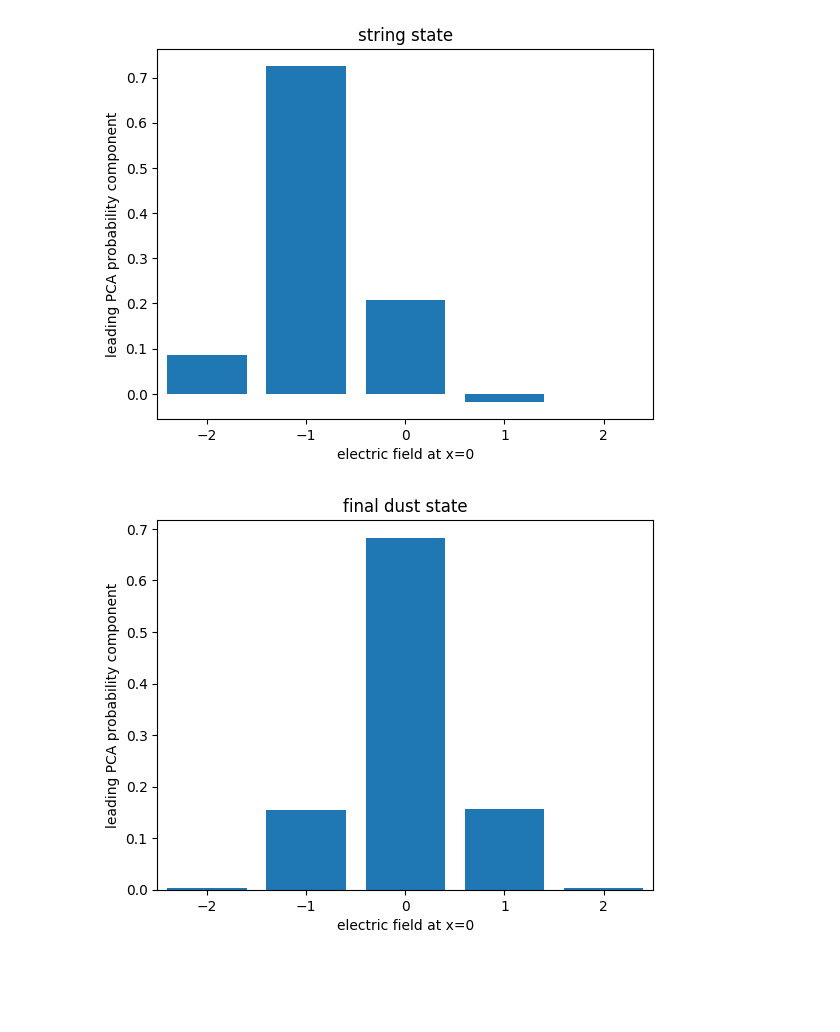
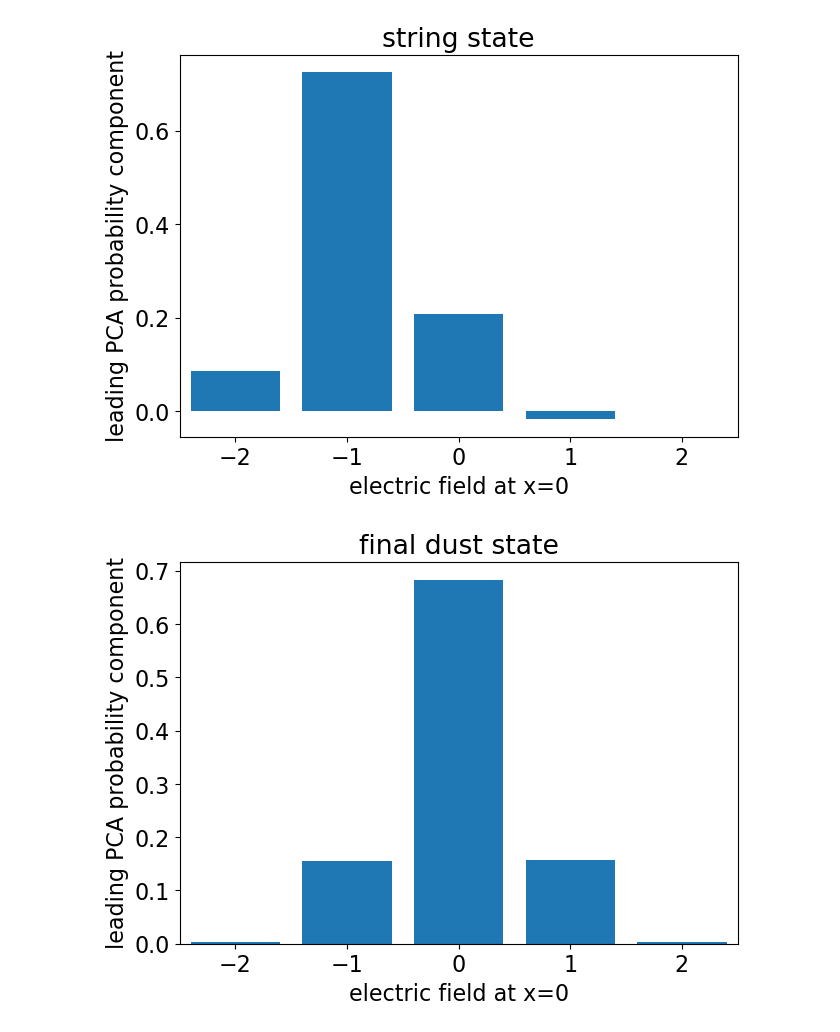
Before and after one commit to marekrams/pdf, a Jupyter notebook: plots_string_fragmentation.ipynb, the cells around one changed output. Cells and saved outputs as stored; diff of their text form; code cells hidden in the pictures; blank space fills up the shorter version.

```diff
--- a/plots_string_fragmentation.ipynb
+++ b/plots_string_fragmentation.ipynb
@@ -62,6 +62,10 @@ pr1b
 pr1c
 pr2
 time
+# %%
+plt.rcParams.update({'font.size':16})
+plt.rcParams.update({'legend.fontsize':12})
+plt.rcParams['figure.constrained_layout.use'] = True
 # %%
 # Fig 2a
 
@@ -97,12 +101,14 @@ for m in [0.5, 0.6, 0.7]:
 
     print(f"{m=:0.2f}, {eps_string=:0.6f}, {bLkappa2=:0.6f} {tt=:0.5f}  {sol.message}")
 
-    plt.plot(x, eps_string * f(bLkappa2, 0, x- tt), '--k', label=f"eps_str={eps_string:0.2f} bkk={bLkappa2:0.4f}")
+    plt.plot(x, eps_string * f(bLkappa2, 0, x- tt), '--k', label=r"${\cal E}_{string}$" + f"={eps_string:0.2f} " + r"$b_L\kappa^2$" + f"={bLkappa2:0.4f}")
 
-    plt.xlabel('time')
-    plt.ylabel('- electric field at x=0')
-    plt.grid()
-    plt.legend()
+plt.xlabel('t')
+plt.ylabel('electric field at x=0')
+plt.grid()
+plt.legend()
+
+plt.savefig('Fig2a.png')
 # %% [output]
 m=0.50, eps_string=0.952194, bLkappa2=0.028373 tt=0.00000  Optimization terminated successfully.
 m=0.60, eps_string=0.914392, bLkappa2=0.014548 tt=0.00000  Optimization terminated successfully.
@@ -302,32 +321,39 @@ plt.legend()
 # %%
-# Fig 4a
+# Fig 4a 4b
 
 iii = 0  # m = 0.5
 
+m = 0.5
+d = data[m, N, a, D]
 time = d['time']
 prob_mid = (d['pr1b'] + d['pr1c']) / 2
 ind = np.argmin(abs(time - 0))
 
 cc, _, aa = sols[iii].x  # m = 0.5
 
 p1 = pcas[iii].components_.reshape(-1)
 p0 = means[iii].reshape(-1)
 
 pstring = p0 + (cc - aa) * p1
 pdust = p0 + (0 - aa) * p1;
 
 plt.bar(E1s, pstring)
 plt.xlabel('electric field at x=0')
 plt.ylabel('leading PCA probability component')
 plt.title('string state')
 plt.xlim([-2.5, 2.5]);
 
-plt.show()
+plt.savefig('Fig4a.png')
+
+plt.figure()
 plt.bar(E1s, pdust)
 plt.xlabel('electric field at x=0')
 plt.ylabel('leading PCA probability component')
 plt.title('final dust state')
 plt.xlim([-2.5, 2.5]);
+
+
+plt.savefig('Fig4b.png')
 # %% [output]
-[figure, old version]
+[figure, new version]
-[figure, old version]
+[figure, new version]
```
Also changed, not shown: parts of 14 cells of this notebook, 31 other files.
